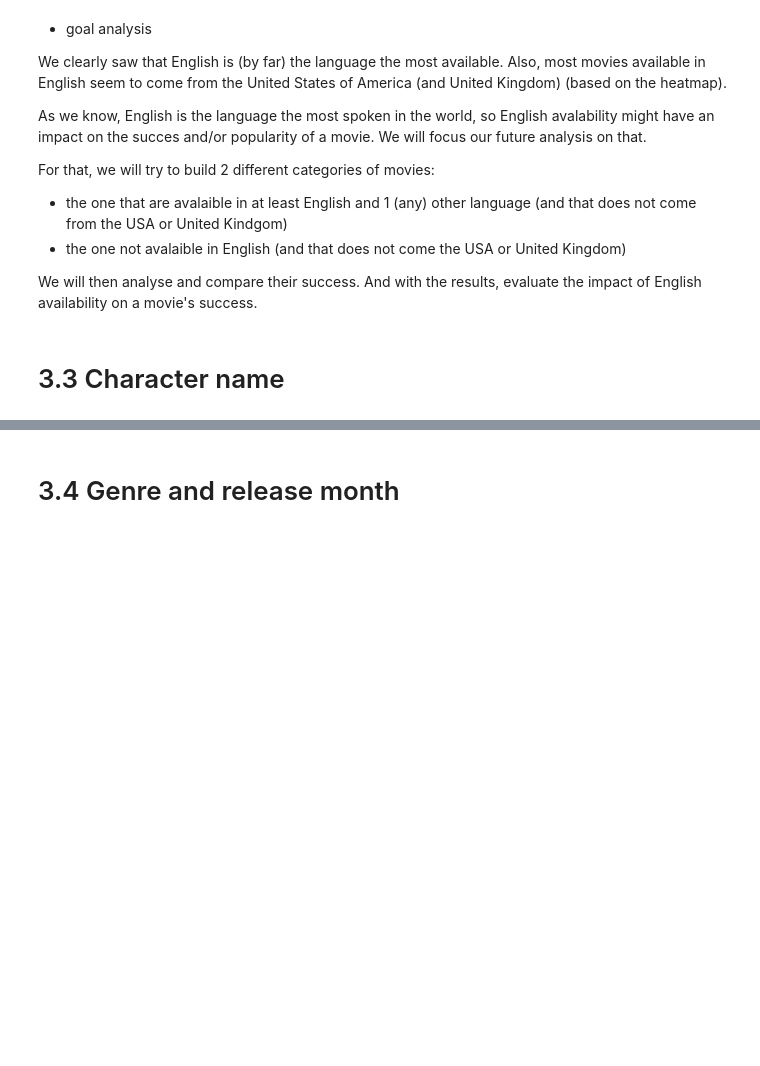
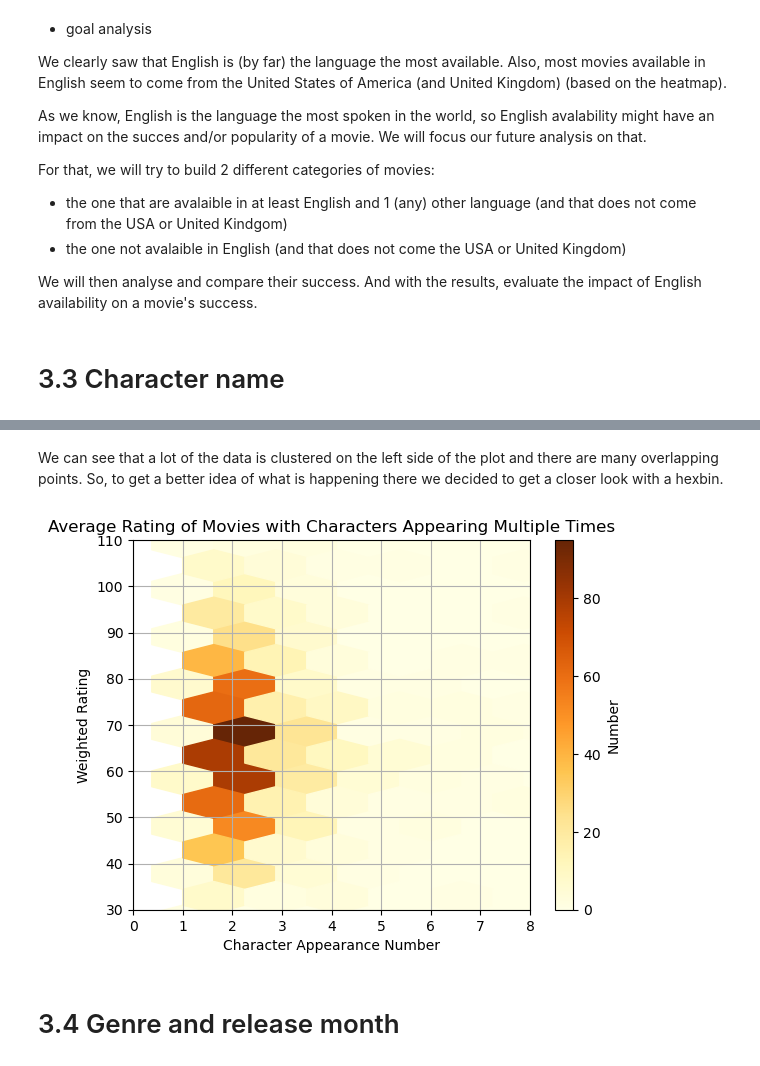
Before and after one commit to epfl-ada/ada-2023-project-abcd5, a Jupyter notebook: project_M2.ipynb, the cells around one changed output, grey strips where cells are left out. Cells and saved outputs as stored; diff of their text form; code cells hidden in the pictures; blank space fills up the shorter version.

```diff
--- a/project_M2.ipynb
+++ b/project_M2.ipynb
@@ -412,3 +425,18 @@ plt.show()
+# %% [markdown]
+We can see that a lot of the data is clustered on the left side of the plot and there are many overlapping points. So, to get a better idea of what is happening there we decided to get a closer look with a hexbin.
+# %%
+#Hexbin of
+plt.hexbin(name_cluster_analysis['char_counts'], mean_weighted_score['weighted_score'], gridsize=20,cmap='YlOrBr')
+plt.title('Average Rating of Movies with Characters Appearing Multiple Times')
+plt.xlabel('Character Appearance Number')
+plt.xlim(0,8)
+plt.ylim(30,110)
+plt.ylabel('Weighted Rating')
+plt.colorbar(label='Number')
+plt.grid(True)
+plt.show()
+# %% [output]
+[figure, added]
 # %% [markdown]
 <a id="section3.4"></a>
 # 3.4 Genre and release month
```
Also changed, not shown: parts of 6 cells of this notebook.
